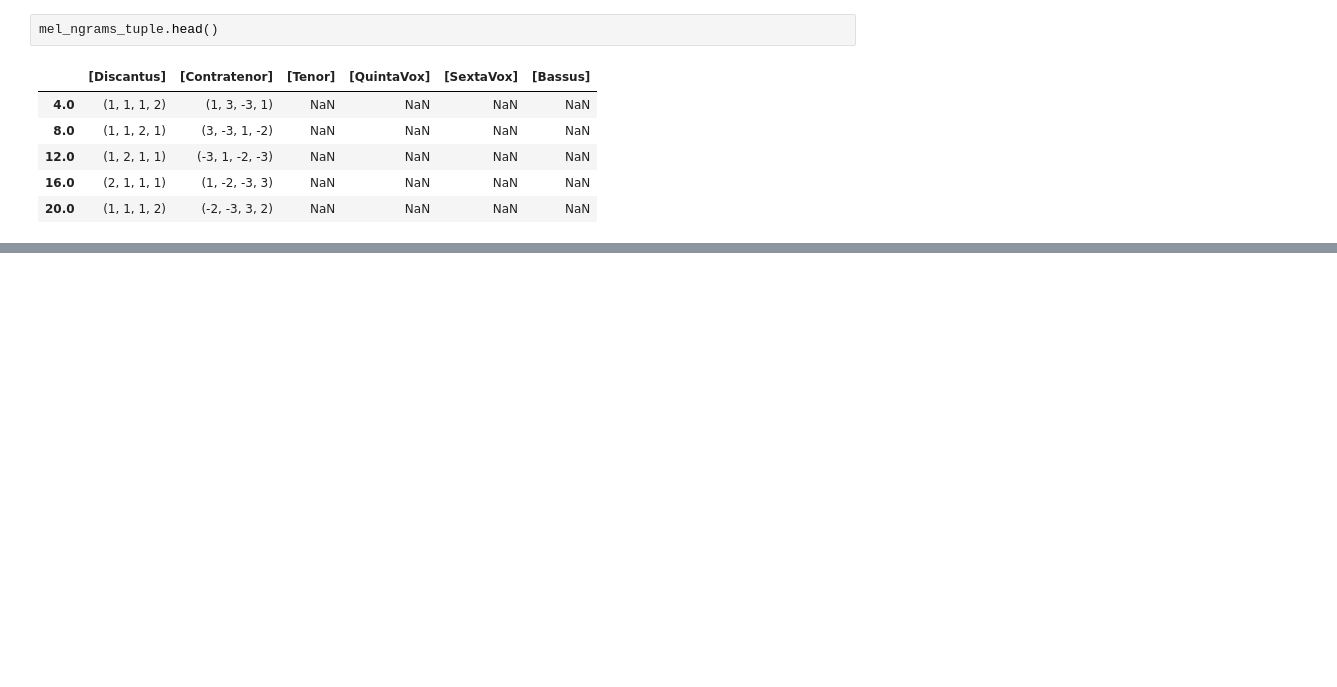
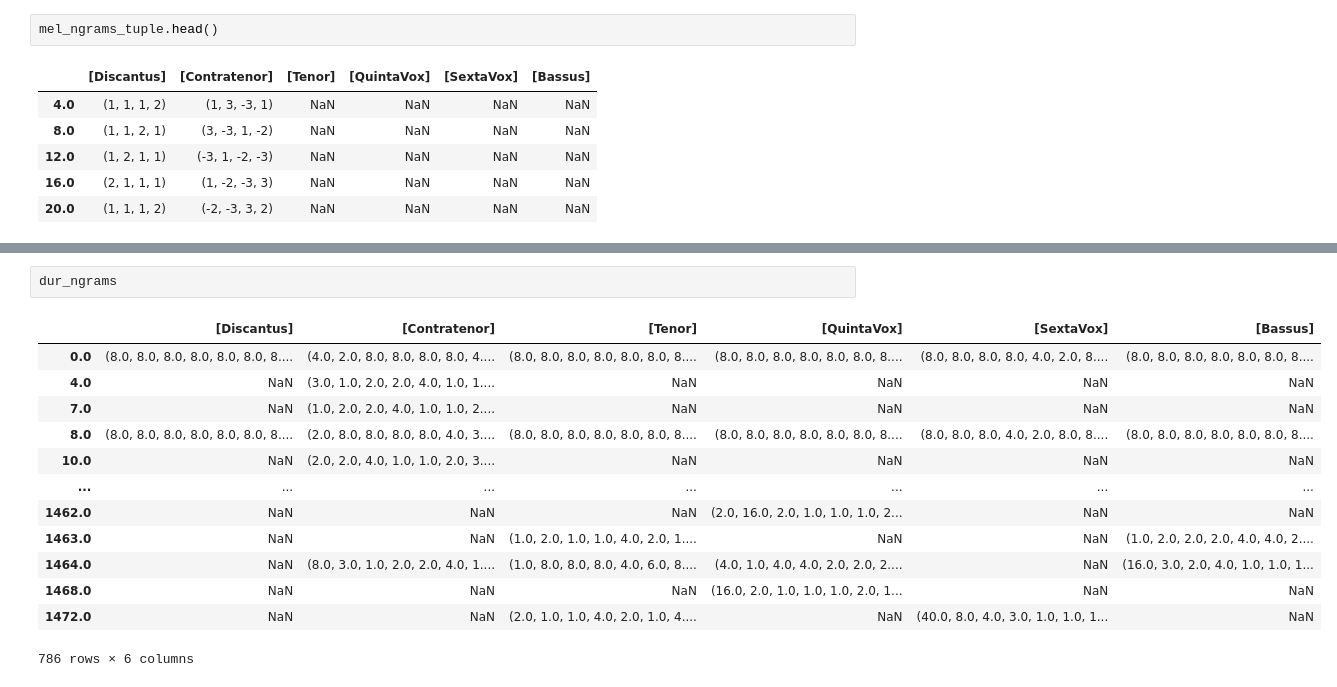
Before and after one commit to trangdang168/CRIM_Intervals_Notebooks, a Jupyter notebook: update_viz.ipynb, the cells around one changed output, grey strips where cells are left out. Drawn from its saved outputs; the diff is of its cells as text; blank space fills up the shorter version.

```diff
--- a/update_viz.ipynb
+++ b/update_viz.ipynb
@@ -96,0 +226,16 @@ viz.plot_close_match_heatmap(mel_ngrams_list, "1, -2, -3, 2", selected_patterns=
+# %%
+dur_ngrams
+# %% [output]
+|  | [Discantus] | [Contratenor] | [Tenor] | [QuintaVox] | [SextaVox] | [Bassus] |
+| 0.0 | (8.0, 8.0, 8.0, 8.0, 8.0, 8.0, 8.... | (4.0, 2.0, 8.0, 8.0, 8.0, 8.0, 4.... | (8.0, 8.0, 8.0, 8.0, 8.0, 8.0, 8.... | (8.0, 8.0, 8.0, 8.0, 8.0, 8.0, 8.... | (8.0, 8.0, 8.0, 8.0, 4.0, 2.0, 8.... | (8.0, 8.0, 8.0, 8.0, 8.0, 8.0, 8.... |
+| 4.0 | NaN | (3.0, 1.0, 2.0, 2.0, 4.0, 1.0, 1.... | NaN | NaN | NaN | NaN |
+| 7.0 | NaN | (1.0, 2.0, 2.0, 4.0, 1.0, 1.0, 2.... | NaN | NaN | NaN | NaN |
+| 8.0 | (8.0, 8.0, 8.0, 8.0, 8.0, 8.0, 8.... | (2.0, 8.0, 8.0, 8.0, 8.0, 4.0, 3.... | (8.0, 8.0, 8.0, 8.0, 8.0, 8.0, 8.... | (8.0, 8.0, 8.0, 8.0, 8.0, 8.0, 8.... | (8.0, 8.0, 8.0, 4.0, 2.0, 8.0, 8.... | (8.0, 8.0, 8.0, 8.0, 8.0, 8.0, 8.... |
+| 10.0 | NaN | (2.0, 2.0, 4.0, 1.0, 1.0, 2.0, 3.... | NaN | NaN | NaN | NaN |
+| ... | ... | ... | ... | ... | ... | ... |
+| 1462.0 | NaN | NaN | NaN | (2.0, 16.0, 2.0, 1.0, 1.0, 1.0, 2... | NaN | NaN |
+| 1463.0 | NaN | NaN | (1.0, 2.0, 1.0, 1.0, 4.0, 2.0, 1.... | NaN | NaN | (1.0, 2.0, 2.0, 2.0, 4.0, 4.0, 2.... |
+| 1464.0 | NaN | (8.0, 3.0, 1.0, 2.0, 2.0, 4.0, 1.... | (1.0, 8.0, 8.0, 8.0, 4.0, 6.0, 8.... | (4.0, 1.0, 4.0, 4.0, 2.0, 2.0, 2.... | NaN | (16.0, 3.0, 2.0, 4.0, 1.0, 1.0, 1... |
+| 1468.0 | NaN | NaN | NaN | (16.0, 2.0, 1.0, 1.0, 1.0, 2.0, 1... | NaN | NaN |
+| 1472.0 | NaN | NaN | (2.0, 1.0, 1.0, 4.0, 2.0, 1.0, 4.... | NaN | (40.0, 8.0, 4.0, 3.0, 1.0, 1.0, 1... | NaN |
+786 rows × 6 columns
```
Also changed, not shown: parts of 29 cells of this notebook, 4 other files.
